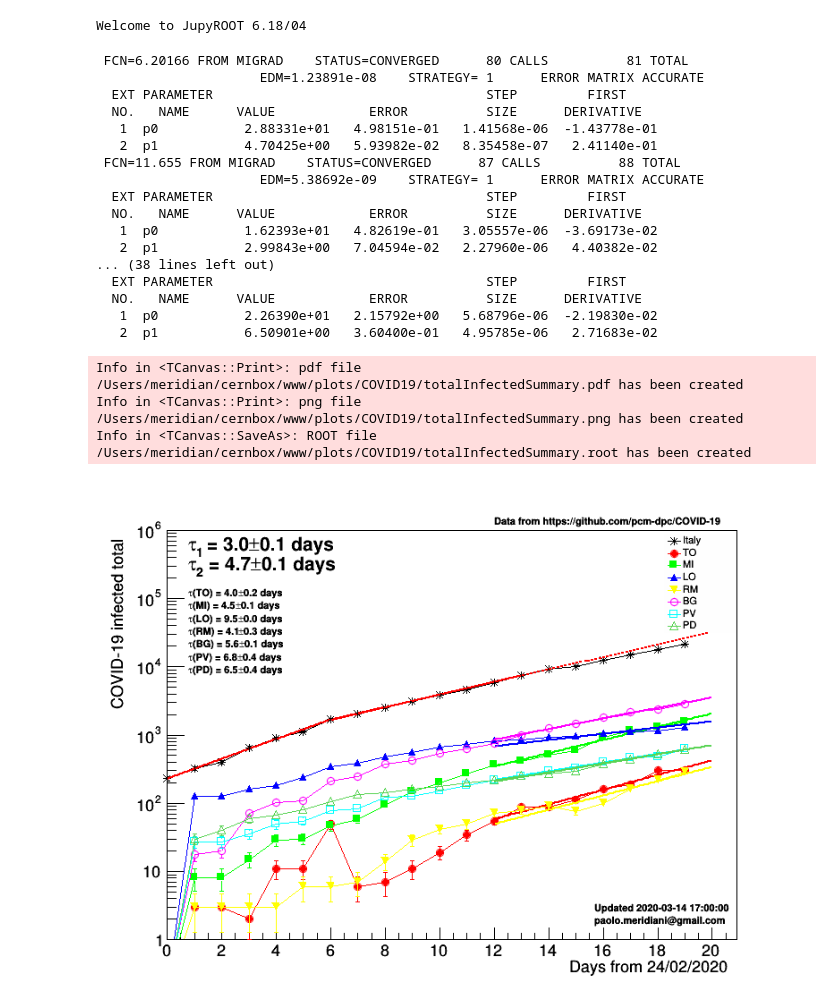
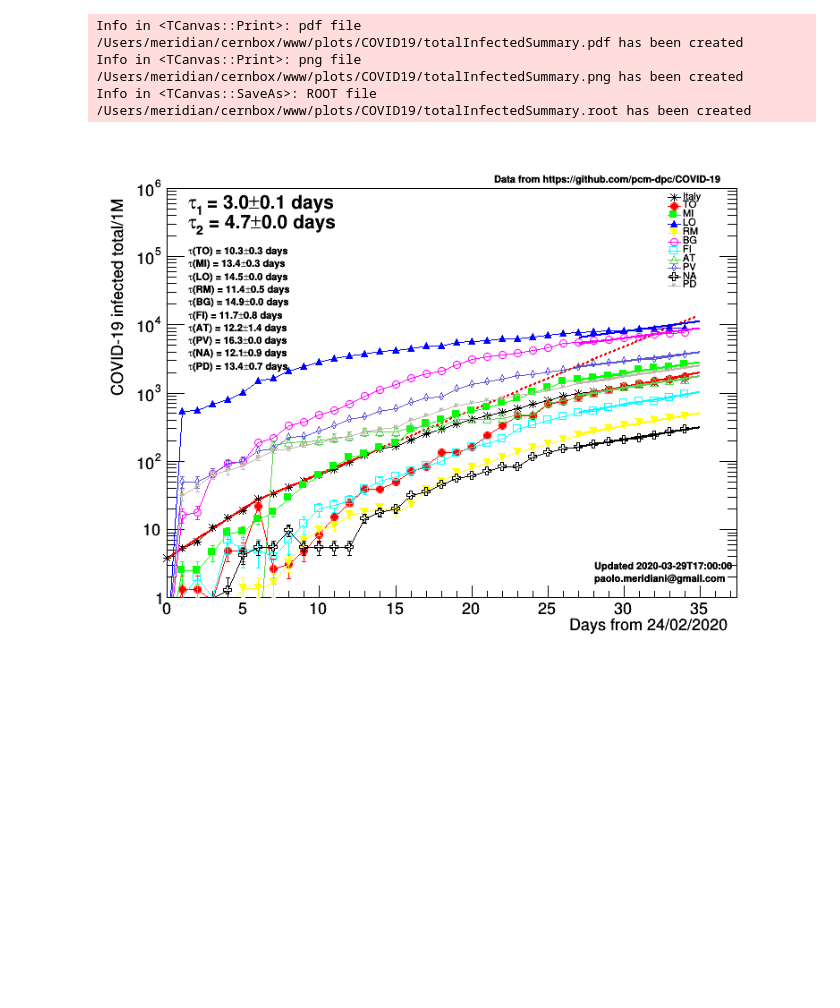
Before and after one commit to pmeridian/COVID19, a Jupyter notebook: Covid19.ipynb, the cells around one changed output. Drawn from its saved outputs; the diff is of its cells as text; code cells hidden in the pictures; blank space fills up the shorter version.

```diff
--- a/Covid19.ipynb
+++ b/Covid19.ipynb
@@ -65,6 +99,0 @@ dfNational.tail(5)
-# %%
-import ROOT as R
-#R.enableJSVis()
-R.ROOT.EnableImplicitMT()
-# %% [output]
-Welcome to JupyROOT 6.18/04
@@ -74,17 +147,17 @@ import numpy as n
 infected=R.TGraphErrors()
 infected.SetName("infected")
 for i,ni in enumerate(dfNational['totale_casi']):
-    infected.SetPoint(i,i,ni)
-    infected.SetPointError(i,0,R.TMath.Sqrt(ni))
-
+    infected.SetPoint(i,i,ni/worldPopulation['Italy']*1E6)
+    infected.SetPointError(i,0,R.TMath.Sqrt(ni)/worldPopulation['Italy']*1E6)
 
 infectedByProvince={}
 for p in province:
     infectedByProvince[p]=R.TGraphErrors()
     infectedByProvince[p].SetName("infected_%s"%p)
+    pop=population.loc[province[p],'Population']
     for i,ni in enumerate(df[p]['totale_casi']):
-        infectedByProvince[p].SetPoint(i,i,ni)
-        infectedByProvince[p].SetPointError(i,0,R.TMath.Sqrt(ni))
+        infectedByProvince[p].SetPoint(i,i,ni/pop*1E6)
+        infectedByProvince[p].SetPointError(i,0,R.TMath.Sqrt(ni)/pop*1E6)
 
 leg=R.TLegend(0.8,0.89,0.9,0.7)
 leg.SetFillColorAlpha(0,0)
@@ -94,85 +167,59 @@ leg.SetTextSize(0.02)
 c1=R.TCanvas("c1","c1",800,600)
 infected.Draw("APL*")
 infected.GetXaxis().SetTitle("Days from 24/02/2020")
-infected.GetYaxis().SetTitle("COVID-19 infected total")
-f=R.TF1("ff","TMath::Exp((x+[0])/[1])",0,100)
-f.SetParameter(0,13)
-f.SetParLimits(0,0,50)
-f.SetParameter(1,3.)
-f.SetParLimits(1,0.,10.)
-
-logit=R.TF1("logit","[0]/(1+TMath::Exp(-[1]*(x-[2])))",0,100)
-logit.SetParameter(0,1000)
-logit.SetParLimits(0,0,10000)
-logit.SetParameter(1,3)
-logit.SetParLimits(1,0.,10.)
-logit.SetParameter(2,5)
-logit.SetParLimits(2,0.,20.)
+infected.GetYaxis().SetTitle("COVID-19 infected total/1M")
 
 leg.AddEntry(infected,"Italy","PL*")
 
 t=R.TLatex()
 t.SetTextSize(0.04)
-infected.Fit("ff","RB+","",6,infected.GetN()-7)
+infected.Fit("ff","RBQ+","",6,14)
 t.DrawLatexNDC(0.13,0.82,"#tau_{2} = %.1f#pm%.1f days"%(f.GetParameter(1),f.GetParError(1)))
-infected.Fit("ff","RB+","",0,6)
+infected.Fit("ff","RBQ+","",0,6)
 t.DrawLatexNDC(0.13,0.86,"#tau_{1} = %.1f#pm%.1f days"%(f.GetParameter(1),f.GetParError(1)))
 fE=infected.GetFunction("ff").Clone('fE')
 fE.SetRange(6,infected.GetN())
 fE.SetLineStyle(2)
 fE.Draw("SAME")
 #infected.Fit("logit","RB+","",0,infected.GetN())
 
 infected.GetYaxis().SetLimits(1,1E6)
 infected.GetYaxis().SetRangeUser(1,1E6)
 c1.SetLogy(1)
+c1.SetTicky()
 
 t.SetTextSize(0.02)
 
 for ip,p in enumerate(province):
     if p=='RI':
         continue
-    infectedByProvince[p].SetLineColor(R.kBlack+ip+1)
-    infectedByProvince[p].SetMarkerColor(R.kBlack+ip+1)
+    colorG=R.kBlack+ip+1
+    if ip==8:
+        colorG=R.kBlack
+    infectedByProvince[p].SetLineColor(colorG)
+    infectedByProvince[p].SetMarkerColor(colorG)
     infectedByProvince[p].SetMarkerStyle(20+ip)
     infectedByProvince[p].SetMarkerSize(1.1)
     infectedByProvince[p].Draw("PLSAME")
-    infectedByProvince[p].Fit("ff","RB+","",infectedByProvince[p].GetN()-8,infectedByProvince[p].GetN())
-    infectedByProvince[p].GetFunction("ff").SetLineColor(R.kBlack+ip+1)
+    infectedByProvince[p].Fit("ff","RBQ+","",infectedByProvince[p].GetN()-8,infectedByProvince[p].GetN())
+    infectedByProvince[p].GetFunction("ff").SetLineColor(colorG)
     leg.AddEntry(infectedByProvince[p],p,"PL")
     t.DrawLatexNDC(0.13,0.77-ip*0.025,"#tau(%s) = %.1f#pm%.1f days"%(p,f.GetParameter(1),f.GetParError(1)))
 
 leg.Draw()
 t.DrawLatexNDC(0.56,0.91,'Data from https://github.com/pcm-dpc/COVID-19')
 t2=R.TLatex()
 t2.SetTextSize(0.02)
 t2.DrawLatexNDC(0.7,0.155,'Updated %s'%lastDate)
 t2.DrawLatexNDC(0.7,0.13,'paolo.meridiani@gmail.com')
 
 c1.Draw()
 for ext in ['.pdf','.png','.root']:
     c1.SaveAs("~/cernbox/www/plots/COVID19/totalInfectedSummary"+ext)
 # %% [output]
- FCN=6.20166 FROM MIGRAD    STATUS=CONVERGED      80 CALLS          81 TOTAL
-                     EDM=1.23891e-08    STRATEGY= 1      ERROR MATRIX ACCURATE
-  EXT PARAMETER                                   STEP         FIRST
-  NO.   NAME      VALUE            ERROR          SIZE      DERIVATIVE
-   1  p0           2.88331e+01   4.98151e-01   1.41568e-06  -1.43778e-01
-   2  p1           4.70425e+00   5.93982e-02   8.35458e-07   2.41140e-01
- FCN=11.655 FROM MIGRAD    STATUS=CONVERGED      87 CALLS          88 TOTAL
-                     EDM=5.38692e-09    STRATEGY= 1      ERROR MATRIX ACCURATE
-  EXT PARAMETER                                   STEP         FIRST
-  NO.   NAME      VALUE            ERROR          SIZE      DERIVATIVE
-   1  p0           1.62393e+01   4.82619e-01   3.05557e-06  -3.69173e-02
-   2  p1           2.99843e+00   7.04594e-02   2.27960e-06   4.40382e-02
-... (38 lines left out)
-  EXT PARAMETER                                   STEP         FIRST
-  NO.   NAME      VALUE            ERROR          SIZE      DERIVATIVE
-   1  p0           2.26390e+01   2.15792e+00   5.68796e-06  -2.19830e-02
-   2  p1           6.50901e+00   3.60400e-01   4.95785e-06   2.71683e-02
+Info in <TCanvas::Print>: pdf file /Users/meridian/cernbox/www/plots/COVID19/totalInfectedSummary.pdf has been created
+Info in <TCanvas::Print>: png file /Users/meridian/cernbox/www/plots/COVID19/totalInfectedSummary.png has been created
+Info in <TCanvas::SaveAs>: ROOT file /Users/meridian/cernbox/www/plots/COVID19/totalInfectedSummary.root has been created
-Info in <TCanvas::Print>: pdf file /Users/meridian/cernbox/www/plots/COVID19/totalInfectedSummary.pdf has been created
-Info in <TCanvas::Print>: png file /Users/meridian/cernbox/www/plots/COVID19/totalInfectedSummary.png has been created
-Info in <TCanvas::SaveAs>: ROOT file /Users/meridian/cernbox/www/plots/COVID19/totalInfectedSummary.root has been created
-[figure, old version]
+[figure, new version]
 # %%
 graphs={}
```
Also changed, not shown: parts of 13 cells of this notebook, 2 other files.
